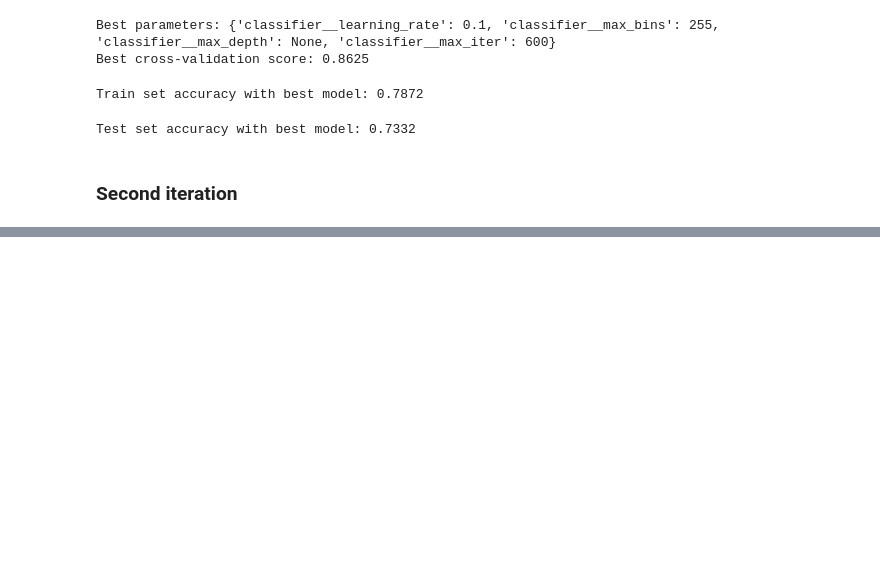
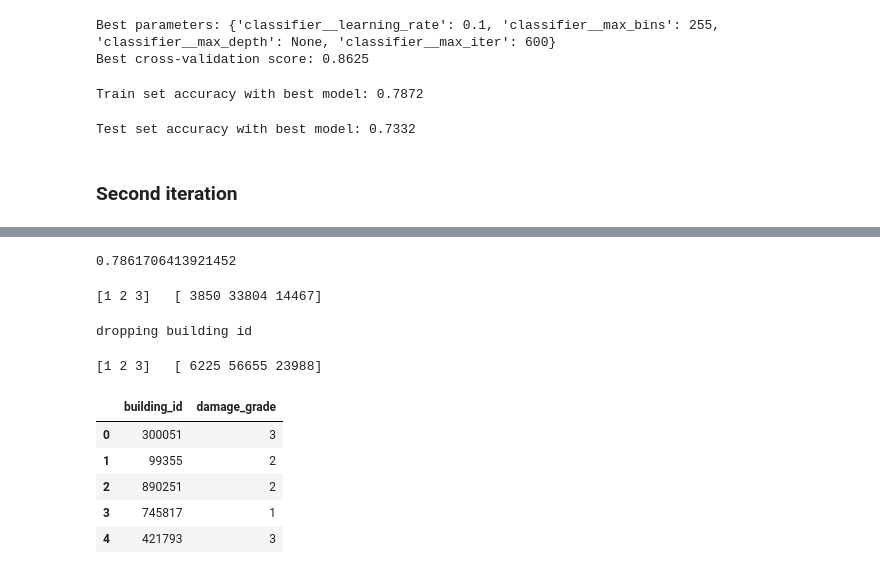
Before and after one commit to EvanGalea2/Earthquake-Damage-Predictor, a Jupyter notebook: RandomForest.ipynb, the cells around one changed output, grey strips where cells are left out. Saved outputs shown, nothing was run; the diff lists cells and outputs as text; code cells hidden in the pictures; blank space fills up the shorter version.

Commit message:
Updated model with submission data

```diff
--- a/RandomForest.ipynb
+++ b/RandomForest.ipynb
@@ -206,11 +198,11 @@ memory usage: 113.7 MB
 # %%
 #grid search pipeline
-X_train, X_test, y_train, y_test = train_test_split(X, y, test_size=0.2, random_state=42, stratify=y)
+
 
 pipeline = Pipeline([
     # ('cat', TargetEncoder(), ['categorical_col1', 'categorical_col2']),
     # ('scaler', MinMaxScaler().set_output(transform="pandas")),#This keeps it as pandas dataframe instead of numpy array, needed for mca
-    ('scaler', RobustScaler().set_output(transform="pandas")),
+    # ('scaler', RobustScaler().set_output(transform="pandas")),
     # ('mca', prince.MCA(
     #     n_components=22,
     #     n_iter=3,
@@ -393,9 +384,7 @@ Test set accuracy with best model: 0.7332
 ### Second iteration
 # %%
 gb_pipeline = Pipeline([
-    # ('cat', TargetEncoder(), ['categorical_col1', 'categorical_col2']),
-    # ('scaler', MinMaxScaler().set_output(transform="pandas")),#This keeps it as pandas dataframe instead of numpy array, needed for mca
-    ('scaler', RobustScaler().set_output(transform="pandas")),
+    # ('scaler', RobustScaler().set_output(transform="pandas")),
     ('classifier', HistGradientBoostingClassifier(early_stopping=True, random_state=42))
 ], verbose=True)
 
@@ -405,8 +394,8 @@ gb_param_grid = {
     'classifier__max_iter': [600, 700, 800],
     'classifier__max_depth': [None],
     # 'max_leaf_nodes': [15, 31, 63], #Maximum leaves per tree. This is often more effective than max_depth for tree-based models.
-    'classifier__min_samples_leaf': [10, 20], #Minimum samples required in a leaf. Increasing this helps with overfitting.
-    'classifier__l2_regularization': [0.0, 0.01, 0.1], #Regularization strength.
+    'classifier__min_samples_leaf': [10, 20, 25], #Minimum samples required in a leaf. Increasing this helps with overfitting.
+    'classifier__l2_regularization': [0.0, 0.01, 0.1, 0.13], #Regularization strength.
     # 'max_bins': [128, 255] #Maximum number of bins for histograms. Using fewer bins can act as a regularizer
     'classifier__max_bins': [255]
 }
@@ -478,0 +495,42 @@ print(score)
+# %%
+y_pred = submissionModel.predict(X_test)
+# y_pred = submissionModel.predict(X_test)
+score = f1_score(y_test, y_pred, average='micro')
+print(score)
+# %% [output]
+0.7861706413921452
+# %%
+values, counts = np.unique(y_pred, return_counts=True)
+print(values, ' ', counts)
+# %% [output]
+[1 2 3]   [ 3850 33804 14467]
+# %%
+#prepare the contest submission data and feed it to our model
+preparedTestData = prepareData(test_val, False)
+
+# competitionPredictions = submissionModel.predict(preparedTestData)
+# %% [output]
+dropping building id
+# %%
+competitionPredictions = best_model.predict(preparedTestData)
+# %%
+values, counts = np.unique(competitionPredictions, return_counts=True)
+print(values, ' ', counts)
+# %% [output]
+[1 2 3]   [ 6225 56655 23988]
+# %%
+#Code borrowed from Virginia's notebook
+submission_hist_boost = pd.DataFrame({
+    'building_id': test_val['building_id'],
+    'damage_grade': competitionPredictions
+})
+
+submission_hist_boost.to_csv('submissions/submission_hist_boost.csv', index=False)
+submission_hist_boost.head()
+# %% [output]
+|  | building_id | damage_grade |
+| 0 | 300051 | 3 |
+| 1 | 99355 | 2 |
+| 2 | 890251 | 2 |
+| 3 | 745817 | 1 |
+| 4 | 421793 | 3 |
```
Also changed, not shown: parts of 15 cells of this notebook, 3 other files.
